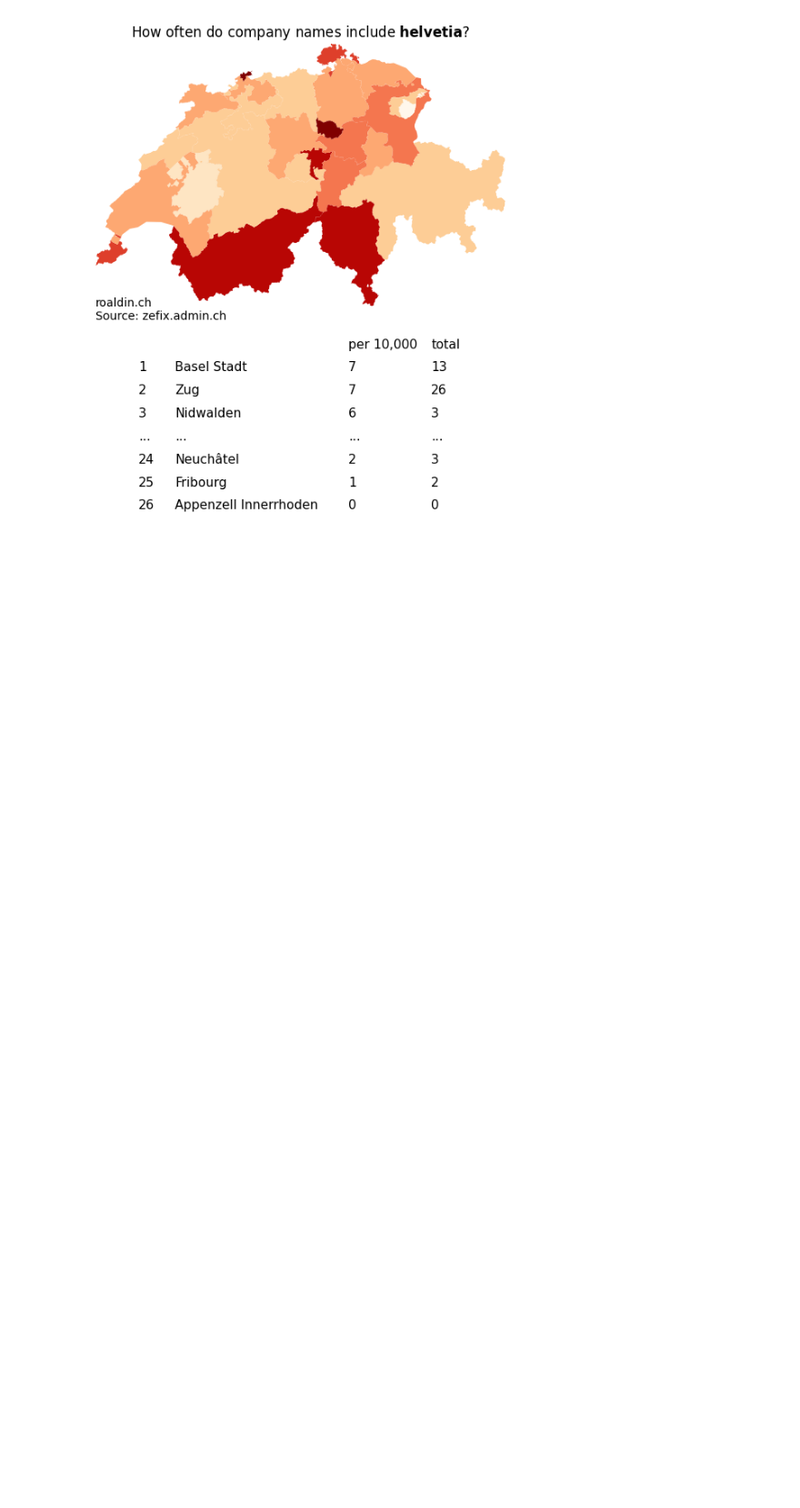
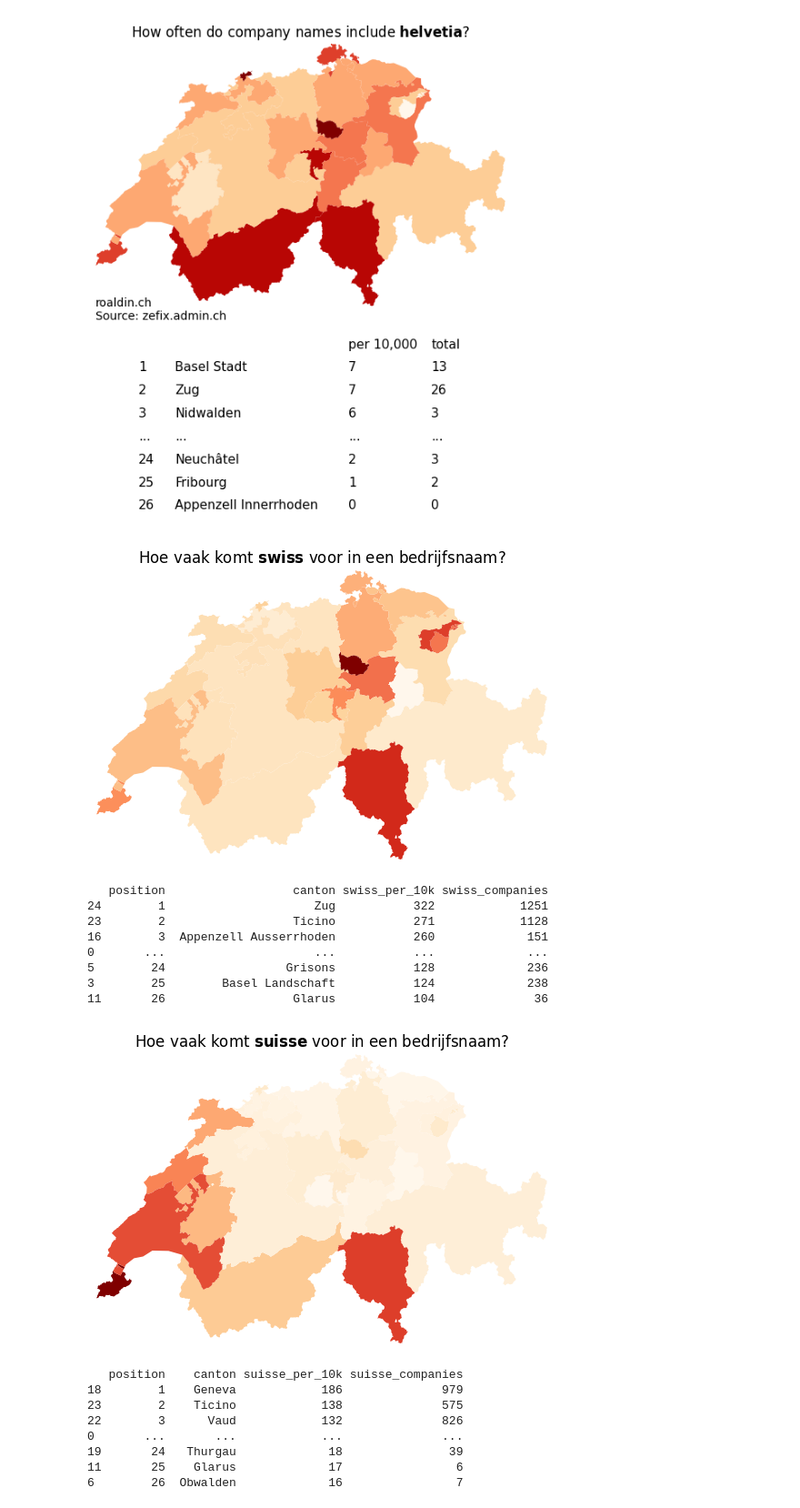
Before and after one commit to Roald87/switzerbrand, a Jupyter notebook: switzerbrand.ipynb, the cells around one changed output. Shown: that part at 91% size. Cells and saved outputs as stored; diff of their text form; code cells hidden in the pictures; blank space fills up the shorter version.

Commit message:
generate images for blog

```diff
--- a/switzerbrand.ipynb
+++ b/switzerbrand.ipynb
@@ -223,3 +223,42 @@ for ch in "swiss suisse schweiz svizzera helvetia".split():
 [figure]
 [figure]
 [figure]
+# %%
+# for roaldin.ch
+
+for ch in "swiss suisse schweiz svizzera helvetia".split():
+    p.plot(column=f"{ch}_per_10k", cmap="OrRd", legend=False)
+    plt.title(r"Hoe vaak komt $\bf{" + ch + "}$ voor in een bedrijfsnaam?")
+
+    cols_to_show = f"canton {ch}_per_10k {ch}_companies".split()
+
+    plt.gca().set_axis_off()
+    plt.margins(0, 0)
+    plt.savefig(f"{ch}_nl.png", dpi=150, bbox_inches="tight")
+    plt.show()
+    plt.close()
+
+    sorted_companies = companies[cols_to_show].sort_values(
+        f"{ch}_per_10k", ascending=False
+    )
+    sorted_companies["position"] = range(1, len(sorted_companies) + 1)
+    print(sorted_companies[["position"] + cols_to_show].less(n=6))
+# %% [output]
+[figure, added]
+   position                  canton swiss_per_10k swiss_companies
+24        1                     Zug           322            1251
+23        2                  Ticino           271            1128
+16        3  Appenzell Ausserrhoden           260             151
+0       ...                     ...           ...             ...
+5        24                 Grisons           128             236
+3        25        Basel Landschaft           124             238
+11       26                  Glarus           104              36
+[figure, added]
+   position    canton suisse_per_10k suisse_companies
+18        1    Geneva            186              979
+23        2    Ticino            138              575
+22        3      Vaud            132              826
+0       ...       ...            ...              ...
+19       24   Thurgau             18               39
+11       25    Glarus             17                6
+6        26  Obwalden             16                7
```
Also changed, not shown: parts of 1 cell of this notebook.
